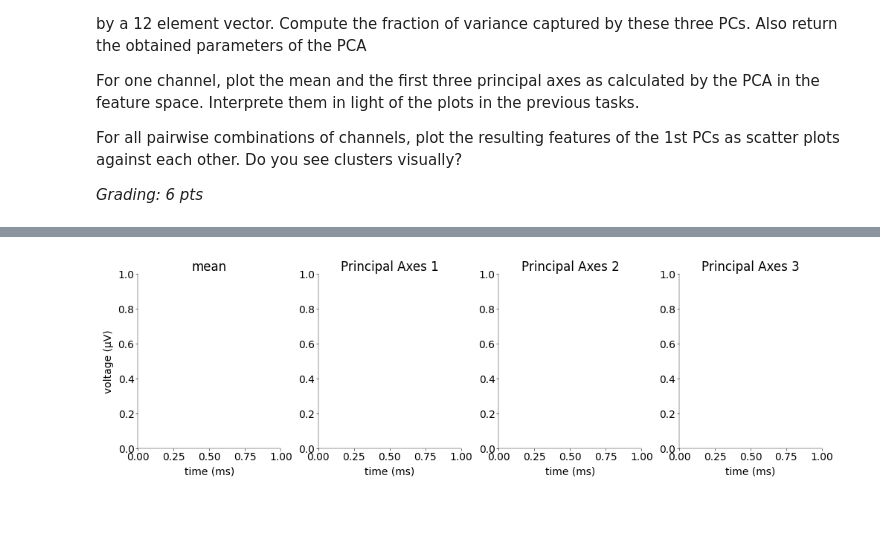
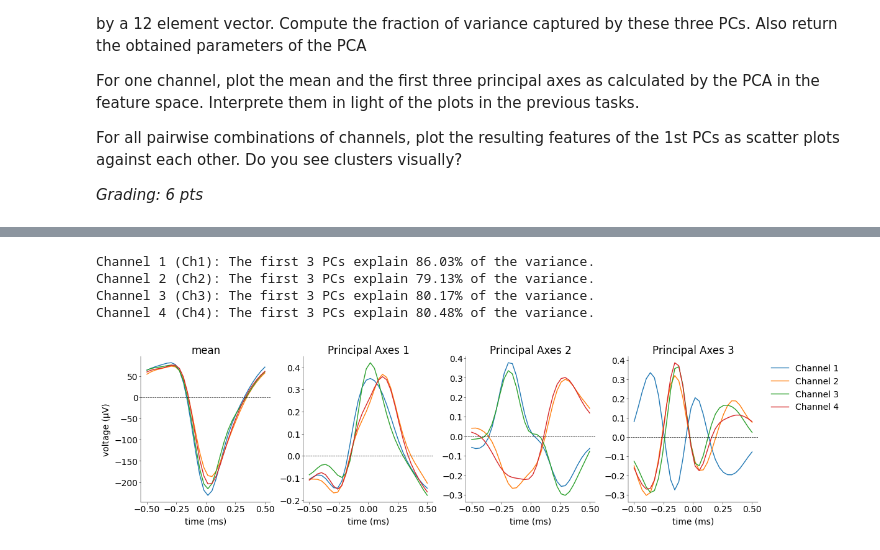
Before and after one commit to luciagrandegon/Neural-Data-Science-2026-Ex1, a Jupyter notebook: notebooks/CodingLab1.ipynb, the cells around one changed output, grey strips where cells are left out. Saved outputs shown, nothing was run; the diff lists cells and outputs as text; code cells hidden in the pictures; blank space fills up the shorter version.

```diff
--- a/notebooks/CodingLab1.ipynb
+++ b/notebooks/CodingLab1.ipynb
@@ -309,10 +309,7 @@ def detect_spikes(
 
     # np.max()looks across the columns (your 4 channels) for each individual row (each time sample) and pulls out the highest value, just like
 
-    composite_signal = np.min(
-        (x.values), axis=1
-    )  # all the channels are merged into one to avoid the detection of the same spike twice
-
+    composite_signal = np.min((x.values), axis=1)
     composite_sig_mean = np.mean(composite_signal)
     centered_data = np.abs(composite_signal - composite_sig_mean)
     rob_std = np.median(centered_data) / 0.6745
@@ -502,13 +502,17 @@ for i, col in enumerate(cols):
     # --- The Plotting Bit ---
     # Extract the 100 spikes for the CURRENT channel (i)
     # Transposing it (.T) reshapes it to (time_samples, num_spikes)
-    channel_data = resulting_waveforms[:, :, i].T
 
     # Plot all 100 lines at once!
     # alpha=0.15 makes them semi-transparent so overlapping lines turn darker
-    ax[col].plot(t_wave, channel_data, color="olive", alpha=0.15, linewidth=0.5)
+    channel_data = first_hundred_wf[:, :, i].T
+    t_waveform = np.linspace(-0.33, 0.66, 30)
 
-print(f"Waveform array shape: {first_hundred_wf.shape} (n_spikes × window × channels)")
+    ax[col].plot(t_waveform, channel_data, color="olive", alpha=0.15, linewidth=0.5)
+
+print(
+    f"Waveform for a given channel array shape: {channel_data.shape} (n_spikes × window)"
+)
 fig.suptitle("First 100 spikes")
 plt.show()
 # %% [output]
@@ -626,27 +694,49 @@ def extract_features(w: np.ndarray) -> np.ndarray:
 # %%
 # ------------------------------------------------------------------------------------------------------------------
 # Plot the mean of each channel and the three principal axes obtained by the PCA and answer the questions (1+1 pts)
 # ------------------------------------------------------------------------------------------------------------------
 
+b, means, principal_components = extract_features(hundred_largest_wf)
+
+# Recreate the time vector to match the window length
+t = np.linspace(-0.5, 0.5, means.shape[1])
+
 mosaic = [
     ["mean", "Principal Axes 1", "Principal Axes 2", "Principal Axes 3"],
 ]
 fig, ax = plt.subplot_mosaic(
-    mosaic=mosaic, figsize=(10, 3), layout="constrained", dpi=100
+    mosaic=mosaic, figsize=(12, 3), layout="constrained", dpi=100
 )
 
 for channel in range(4):
-    for i, mo in enumerate(np.ravel(mosaic)):
+    # Plot the mean for the current channel
+    ax["mean"].plot(t, means[channel])
 
-        ax[mo].set_xlabel("time (ms)")
-        ax[mo].set_title(mo)
+    # Plot the 1st, 2nd, and 3rd principal axes (components)
+    # Remember: Python is 0-indexed, so 0 is PC1, 1 is PC2, etc.
+    ax["Principal Axes 1"].plot(t, principal_components[channel, 0])
+    ax["Principal Axes 2"].plot(t, principal_components[channel, 1])
+    ax["Principal Axes 3"].plot(t, principal_components[channel, 2])
 
-ax[mosaic[0][0]].set_ylabel("voltage (μV)")
+# Add labeling and formatting
+for i, mo in enumerate(np.ravel(mosaic)):
+    ax[mo].set_xlabel("time (ms)")
+    ax[mo].set_title(mo)
+
+    # Optional: Draw a horizontal line at y=0 to help visualize the waveforms
+    ax[mo].axhline(0, color="black", linewidth=0.5, linestyle="--")
+
+ax["mean"].set_ylabel("voltage (μV)")  # Only the mean is in microvolts!
+
 ax[mosaic[0][-1]].legend(
-    ["Channel " + str(i) for i in range(4)],
+    ["Channel " + str(i + 1) for i in range(4)],
     bbox_to_anchor=(1.04, 1),
     loc="upper left",
 )
 plt.show()
 # %% [output]
+Channel 1 (Ch1): The first 3 PCs explain 86.03% of the variance.
+Channel 2 (Ch2): The first 3 PCs explain 79.13% of the variance.
+Channel 3 (Ch3): The first 3 PCs explain 80.17% of the variance.
+Channel 4 (Ch4): The first 3 PCs explain 80.48% of the variance.
-[figure, old version]
+[figure, new version]
```
Also changed, not shown: parts of 12 cells of this notebook.
